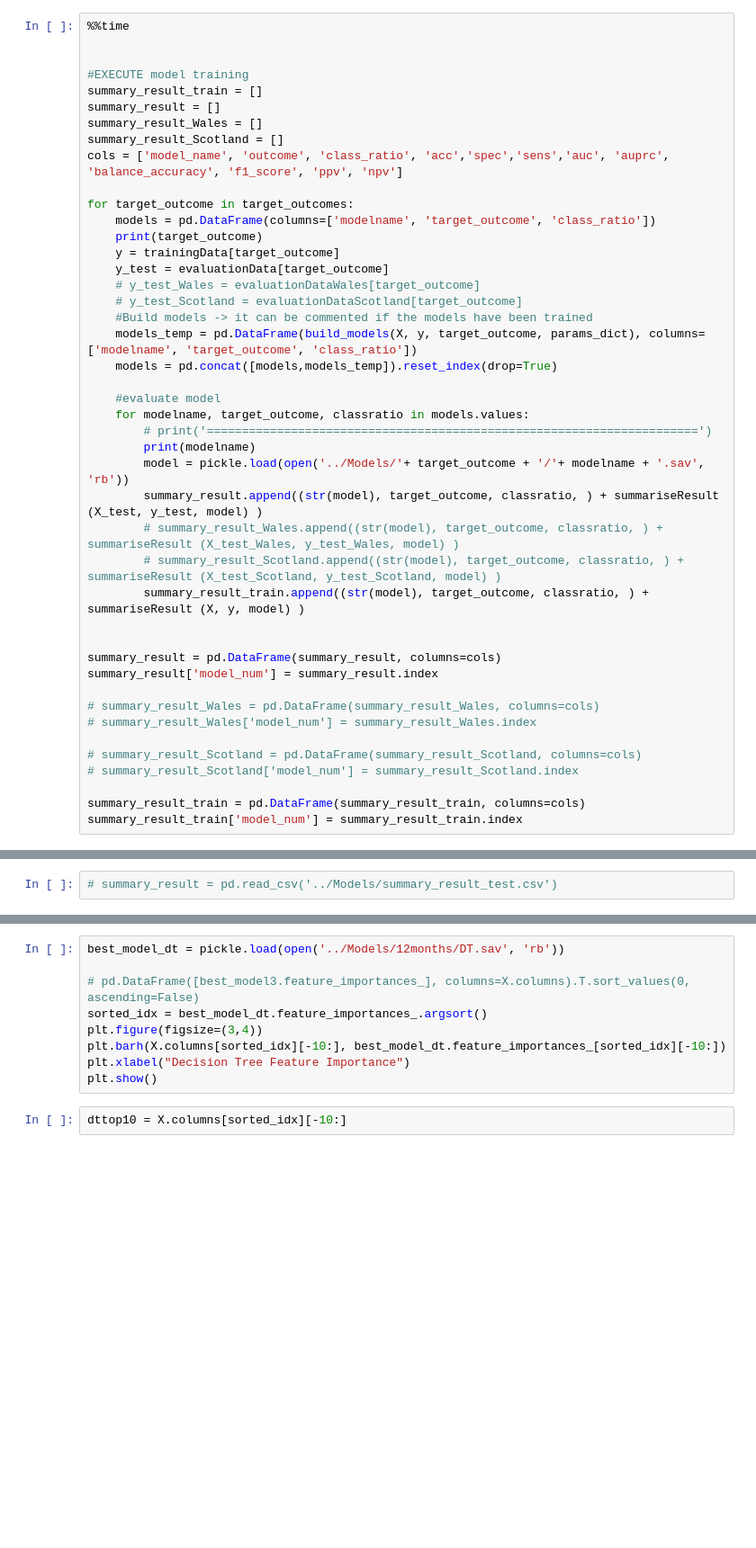
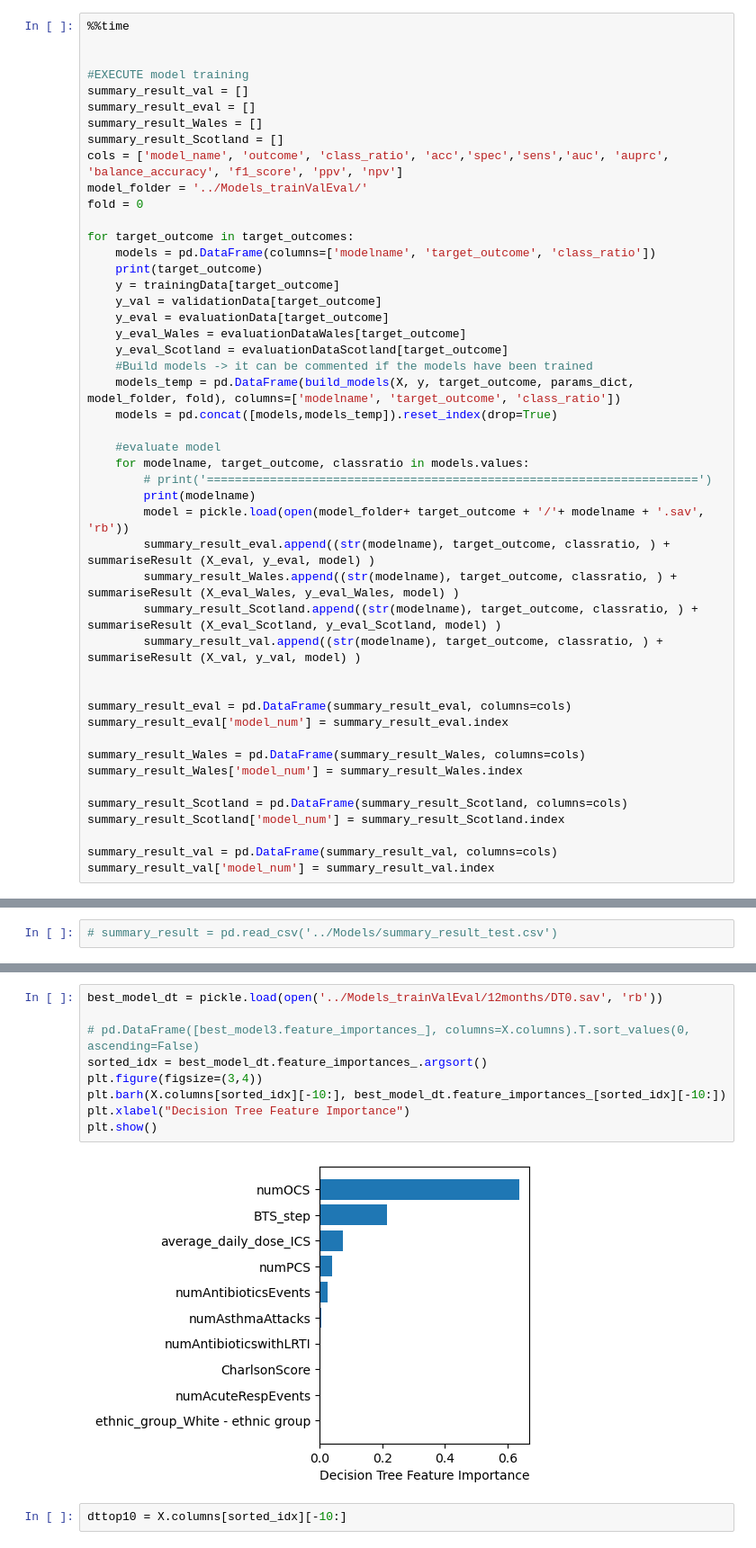
Before and after one commit to abudiarto/Asthma-python, a Jupyter notebook: ModelDev-CombineSplit.ipynb, the cells around one changed output, grey strips where cells are left out. Shown at 90% size. Cells and saved outputs as stored; diff of their text form; blank space fills up the shorter version.

```diff
--- a/ModelDev-CombineSplit.ipynb
+++ b/ModelDev-CombineSplit.ipynb
@@ -561,45 +337,48 @@ params_dict = pd.read_csv('../Models/GS_result.csv')
 
 
 #EXECUTE model training
-summary_result_train = []
-summary_result = []
+summary_result_val = []
+summary_result_eval = []
 summary_result_Wales = []
 summary_result_Scotland = []
 cols = ['model_name', 'outcome', 'class_ratio', 'acc','spec','sens','auc', 'auprc', 'balance_accuracy', 'f1_score', 'ppv', 'npv']
+model_folder = '../Models_trainValEval/'
+fold = 0
 
 for target_outcome in target_outcomes:
     models = pd.DataFrame(columns=['modelname', 'target_outcome', 'class_ratio'])
     print(target_outcome)
     y = trainingData[target_outcome]
-    y_test = evaluationData[target_outcome]
-    # y_test_Wales = evaluationDataWales[target_outcome]
-    # y_test_Scotland = evaluationDataScotland[target_outcome]
+    y_val = validationData[target_outcome]
+    y_eval = evaluationData[target_outcome]
+    y_eval_Wales = evaluationDataWales[target_outcome]
+    y_eval_Scotland = evaluationDataScotland[target_outcome]
     #Build models -> it can be commented if the models have been trained
-    models_temp = pd.DataFrame(build_models(X, y, target_outcome, params_dict), columns=['modelname', 'target_outcome', 'class_ratio'])
+    models_temp = pd.DataFrame(build_models(X, y, target_outcome, params_dict, model_folder, fold), columns=['modelname', 'target_outcome', 'class_ratio'])
     models = pd.concat([models,models_temp]).reset_index(drop=True)
 
     #evaluate model
     for modelname, target_outcome, classratio in models.values:
         # print('======================================================================')
         print(modelname)
-        model = pickle.load(open('../Models/'+ target_outcome + '/'+ modelname + '.sav', 'rb'))
-        summary_result.append((str(model), target_outcome, classratio, ) + summariseResult (X_test, y_test, model) )
-        # summary_result_Wales.append((str(model), target_outcome, classratio, ) + summariseResult (X_test_Wales, y_test_Wales, model) )
-        # summary_result_Scotland.append((str(model), target_outcome, classratio, ) + summariseResult (X_test_Scotland, y_test_Scotland, model) )
-        summary_result_train.append((str(model), target_outcome, classratio, ) + summariseResult (X, y, model) )
+        model = pickle.load(open(model_folder+ target_outcome + '/'+ modelname + '.sav', 'rb'))
+        summary_result_eval.append((str(modelname), target_outcome, classratio, ) + summariseResult (X_eval, y_eval, model) )
+        summary_result_Wales.append((str(modelname), target_outcome, classratio, ) + summariseResult (X_eval_Wales, y_eval_Wales, model) )
+        summary_result_Scotland.append((str(modelname), target_outcome, classratio, ) + summariseResult (X_eval_Scotland, y_eval_Scotland, model) )
+        summary_result_val.append((str(modelname), target_outcome, classratio, ) + summariseResult (X_val, y_val, model) )
 
 
-summary_result = pd.DataFrame(summary_result, columns=cols)
-summary_result['model_num'] = summary_result.index
+summary_result_eval = pd.DataFrame(summary_result_eval, columns=cols)
+summary_result_eval['model_num'] = summary_result_eval.index
 
-# summary_result_Wales = pd.DataFrame(summary_result_Wales, columns=cols)
-# summary_result_Wales['model_num'] = summary_result_Wales.index
+summary_result_Wales = pd.DataFrame(summary_result_Wales, columns=cols)
+summary_result_Wales['model_num'] = summary_result_Wales.index
 
-# summary_result_Scotland = pd.DataFrame(summary_result_Scotland, columns=cols)
-# summary_result_Scotland['model_num'] = summary_result_Scotland.index
+summary_result_Scotland = pd.DataFrame(summary_result_Scotland, columns=cols)
+summary_result_Scotland['model_num'] = summary_result_Scotland.index
 
-summary_result_train = pd.DataFrame(summary_result_train, columns=cols)
-summary_result_train['model_num'] = summary_result_train.index
+summary_result_val = pd.DataFrame(summary_result_val, columns=cols)
+summary_result_val['model_num'] = summary_result_val.index
 # %% [output]
 3months
 Building models . . . .
@@ -789,12 +537,14 @@ best_model_dt.feature_importances_
 # %%
-best_model_dt = pickle.load(open('../Models/12months/DT.sav', 'rb'))
+best_model_dt = pickle.load(open('../Models_trainValEval/12months/DT0.sav', 'rb'))
 
 # pd.DataFrame([best_model3.feature_importances_], columns=X.columns).T.sort_values(0, ascending=False)
 sorted_idx = best_model_dt.feature_importances_.argsort()
 plt.figure(figsize=(3,4))
 plt.barh(X.columns[sorted_idx][-10:], best_model_dt.feature_importances_[sorted_idx][-10:])
 plt.xlabel("Decision Tree Feature Importance")
 plt.show()
+# %% [output]
+[figure, added]
 # %%
 dttop10 = X.columns[sorted_idx][-10:]
 # %%
```
Also changed, not shown: parts of 89 cells of this notebook, 7 other files.
